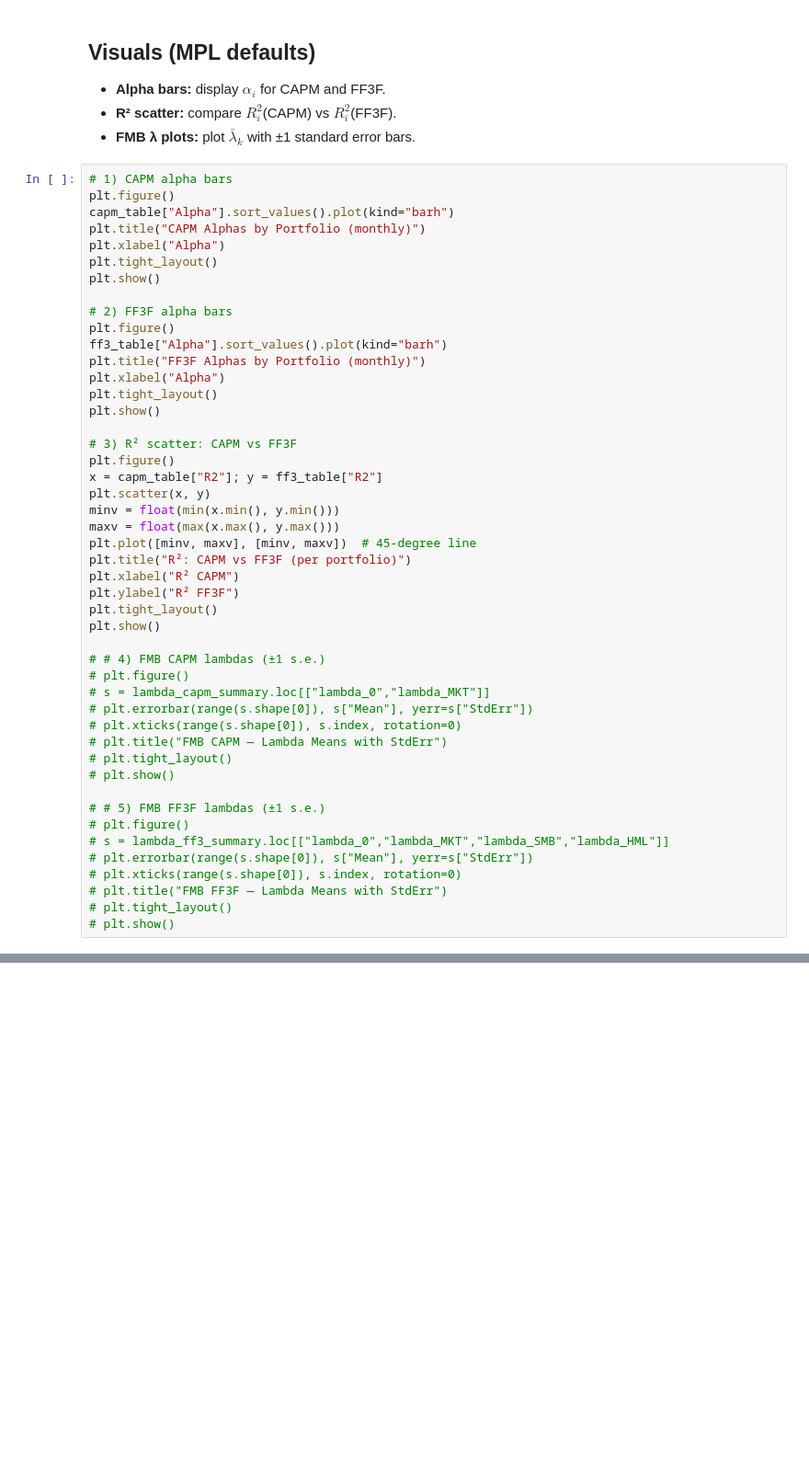
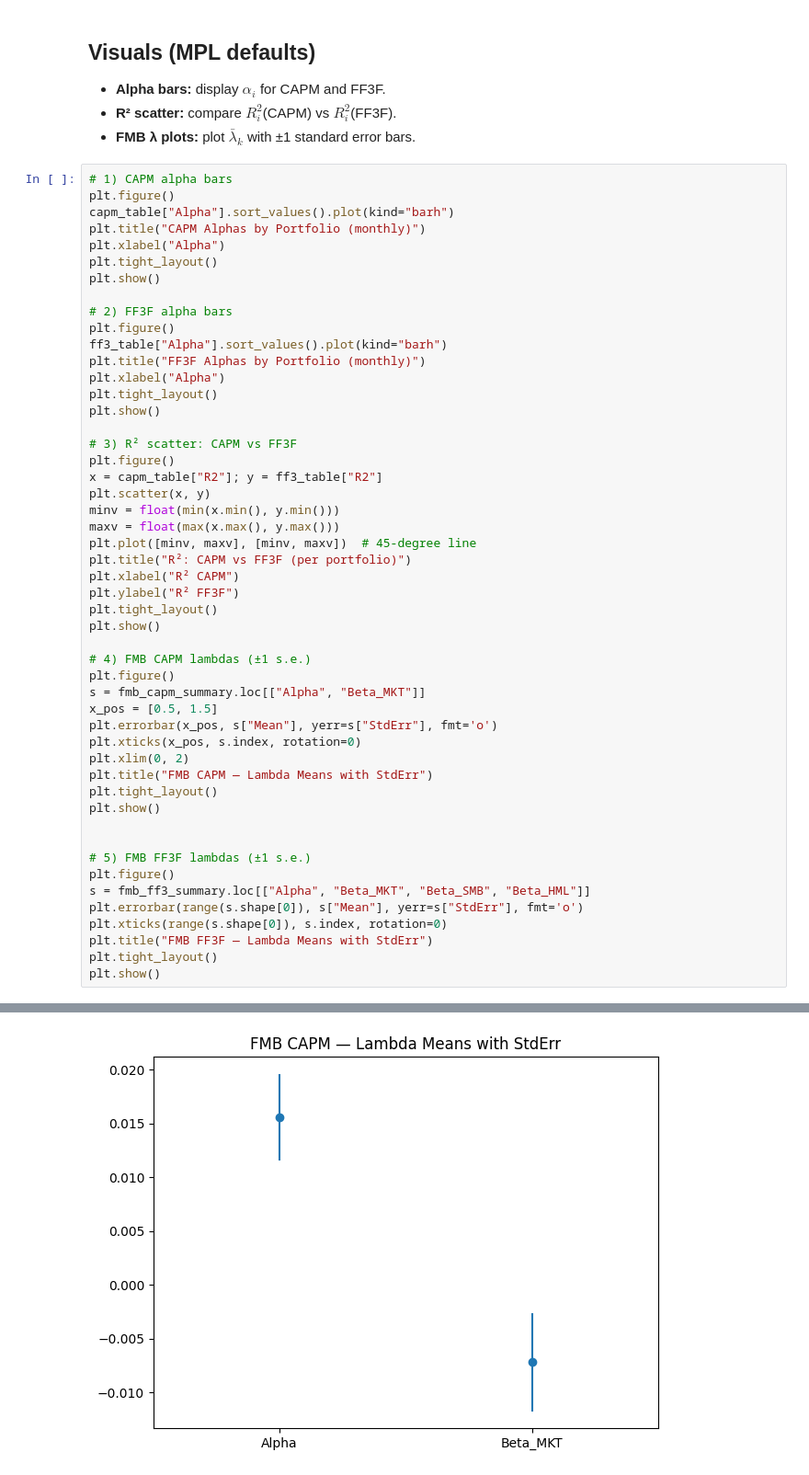
Before and after one commit to dhajibashi/Project_3, a Jupyter notebook: FIN684_Project_III.ipynb, the cells around one changed output, grey strips where cells are left out. Shown at 92% size. Cells and saved outputs as stored; diff of their text form; blank space fills up the shorter version.

```diff
--- a/FIN684_Project_III.ipynb
+++ b/FIN684_Project_III.ipynb
@@ -965,46 +955,50 @@ plt.title("CAPM Alphas by Portfolio (monthly)")
 plt.xlabel("Alpha")
 plt.tight_layout()
 plt.show()
 
 # 2) FF3F alpha bars
 plt.figure()
 ff3_table["Alpha"].sort_values().plot(kind="barh")
 plt.title("FF3F Alphas by Portfolio (monthly)")
 plt.xlabel("Alpha")
 plt.tight_layout()
 plt.show()
 
 # 3) R² scatter: CAPM vs FF3F
 plt.figure()
 x = capm_table["R2"]; y = ff3_table["R2"]
 plt.scatter(x, y)
 minv = float(min(x.min(), y.min()))
 maxv = float(max(x.max(), y.max()))
 plt.plot([minv, maxv], [minv, maxv])  # 45-degree line
 plt.title("R²: CAPM vs FF3F (per portfolio)")
 plt.xlabel("R² CAPM")
 plt.ylabel("R² FF3F")
 plt.tight_layout()
 plt.show()
 
-# # 4) FMB CAPM lambdas (±1 s.e.)
-# plt.figure()
-# s = lambda_capm_summary.loc[["lambda_0","lambda_MKT"]]
-# plt.errorbar(range(s.shape[0]), s["Mean"], yerr=s["StdErr"])
-# plt.xticks(range(s.shape[0]), s.index, rotation=0)
-# plt.title("FMB CAPM — Lambda Means with StdErr")
-# plt.tight_layout()
-# plt.show()
+# 4) FMB CAPM lambdas (±1 s.e.)
+plt.figure()
+s = fmb_capm_summary.loc[["Alpha", "Beta_MKT"]]
+x_pos = [0.5, 1.5]
+plt.errorbar(x_pos, s["Mean"], yerr=s["StdErr"], fmt='o')
+plt.xticks(x_pos, s.index, rotation=0)
+plt.xlim(0, 2)
+plt.title("FMB CAPM — Lambda Means with StdErr")
+plt.tight_layout()
+plt.show()
 
-# # 5) FMB FF3F lambdas (±1 s.e.)
-# plt.figure()
-# s = lambda_ff3_summary.loc[["lambda_0","lambda_MKT","lambda_SMB","lambda_HML"]]
-# plt.errorbar(range(s.shape[0]), s["Mean"], yerr=s["StdErr"])
-# plt.xticks(range(s.shape[0]), s.index, rotation=0)
-# plt.title("FMB FF3F — Lambda Means with StdErr")
-# plt.tight_layout()
-# plt.show()
+
+# 5) FMB FF3F lambdas (±1 s.e.)
+plt.figure()
+s = fmb_ff3_summary.loc[["Alpha", "Beta_MKT", "Beta_SMB", "Beta_HML"]]
+plt.errorbar(range(s.shape[0]), s["Mean"], yerr=s["StdErr"], fmt='o')
+plt.xticks(range(s.shape[0]), s.index, rotation=0)
+plt.title("FMB FF3F — Lambda Means with StdErr")
+plt.tight_layout()
+plt.show()
 # %% [output]
 [figure]
 [figure]
 [figure]
+[figure, added]
```
Also changed, not shown: parts of 4 cells of this notebook.
